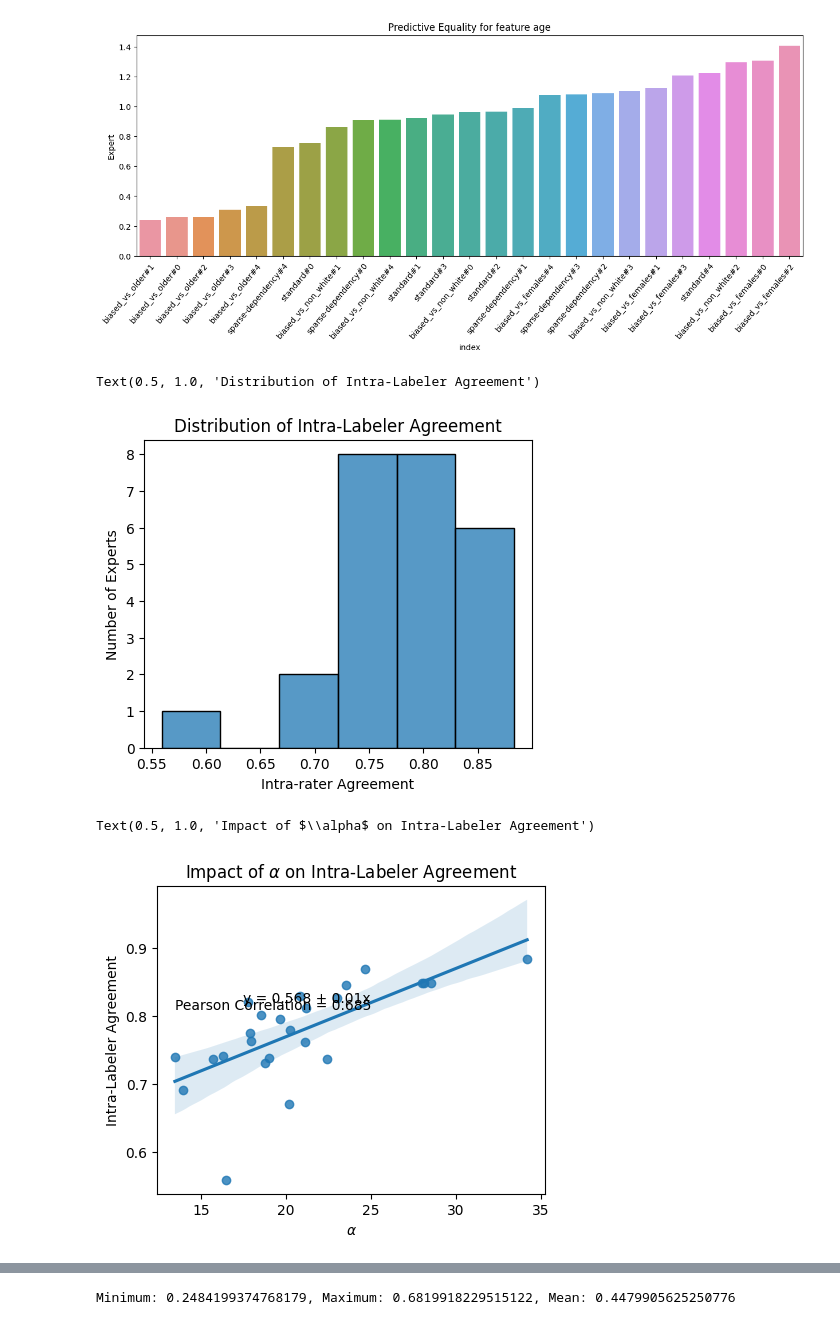
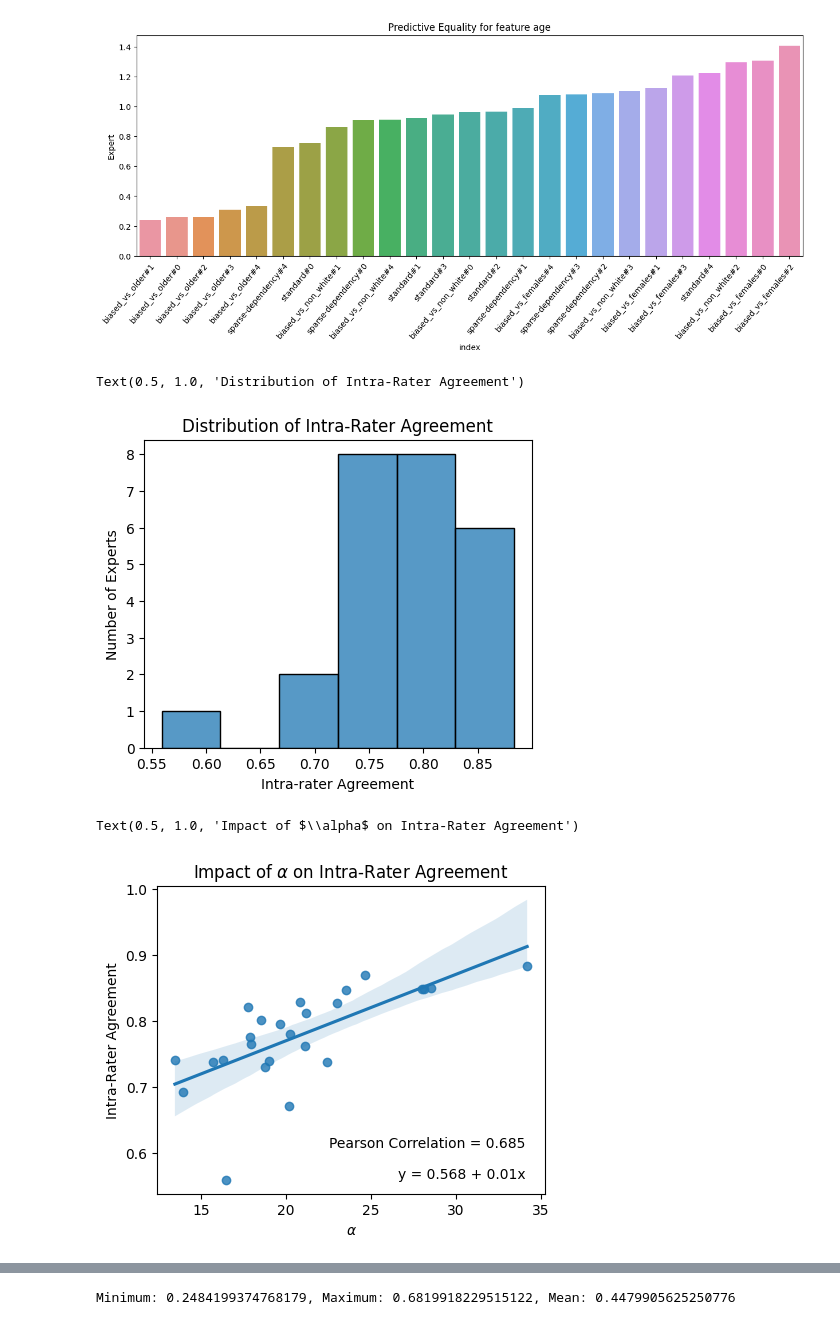
Before and after one commit to feedzai/openl2d, a Jupyter notebook: OpenL2D_Use_Example/expert_analysis.ipynb, the cells around one changed output, grey strips where cells are left out. Cells and saved outputs as stored; diff of their text form; code cells hidden in the pictures.

Commit message:
Fixing Use of 'Labeler' -> 'Rater'

```diff
--- a/OpenL2D_Use_Example/expert_analysis.ipynb
+++ b/OpenL2D_Use_Example/expert_analysis.ipynb
@@ -199,26 +199,26 @@ f, ax = plt.subplots(figsize=(5, 4))
 sns.histplot(x = ck.groupby('variable').mean()['value'])
 plt.xlabel("Intra-rater Agreement")
 plt.ylabel("Number of Experts")
-plt.title("Distribution of Intra-Labeler Agreement")
+plt.title("Distribution of Intra-Rater Agreement")
 # %% [output]
-Text(0.5, 1.0, 'Distribution of Intra-Labeler Agreement')
+Text(0.5, 1.0, 'Distribution of Intra-Rater Agreement')
-[figure, old version]
+[figure, new version]
 # %%
 f, ax = plt.subplots(figsize=(5, 4))
 p = sns.regplot(data = ck.groupby('variable').mean(), x = 'alpha', y = 'value')
 #calculate slope and intercept of regression equation
 slope, intercept, r, p, sterr = scipy.stats.linregress(x=p.get_lines()[0].get_xdata(),
                                                        y=p.get_lines()[0].get_ydata())
 
 #add regression equation to plot
-plt.text(25, 0.82, 'y = ' + str(round(intercept,3)) + ' + ' + str(round(slope,3)) + 'x', horizontalalignment = 'right')
-plt.text(25, 0.81, 'Pearson Correlation = '
+plt.text(ax.get_xlim()[0] + 0.95*(ax.get_xlim()[1] - ax.get_xlim()[0]), ax.get_ylim()[0] + 0.05*(ax.get_ylim()[1] - ax.get_ylim()[0]), 'y = ' + str(round(intercept,3)) + ' + ' + str(round(slope,3)) + 'x', horizontalalignment = 'right')
+plt.text(ax.get_xlim()[0] + 0.95*(ax.get_xlim()[1] - ax.get_xlim()[0]), ax.get_ylim()[0] + 0.15*(ax.get_ylim()[1] - ax.get_ylim()[0]), 'Pearson Correlation = '
          + str(round(np.corrcoef(ck.groupby('variable').mean()['value'], ck.groupby('variable').mean()['alpha'])[0][1],3)),
          horizontalalignment = 'right')
 
 plt.xlabel(r"$\alpha$")
-plt.ylabel("Intra-Labeler Agreement")
-plt.title(r"Impact of $\alpha$ on Intra-Labeler Agreement")
+plt.ylabel("Intra-Rater Agreement")
+plt.title(r"Impact of $\alpha$ on Intra-Rater Agreement")
 # %% [output]
-Text(0.5, 1.0, 'Impact of $\\alpha$ on Intra-Labeler Agreement')
+Text(0.5, 1.0, 'Impact of $\\alpha$ on Intra-Rater Agreement')
-[figure, old version]
+[figure, new version]
```
Also changed, not shown: parts of 1 cell of this notebook, 2 other files.
